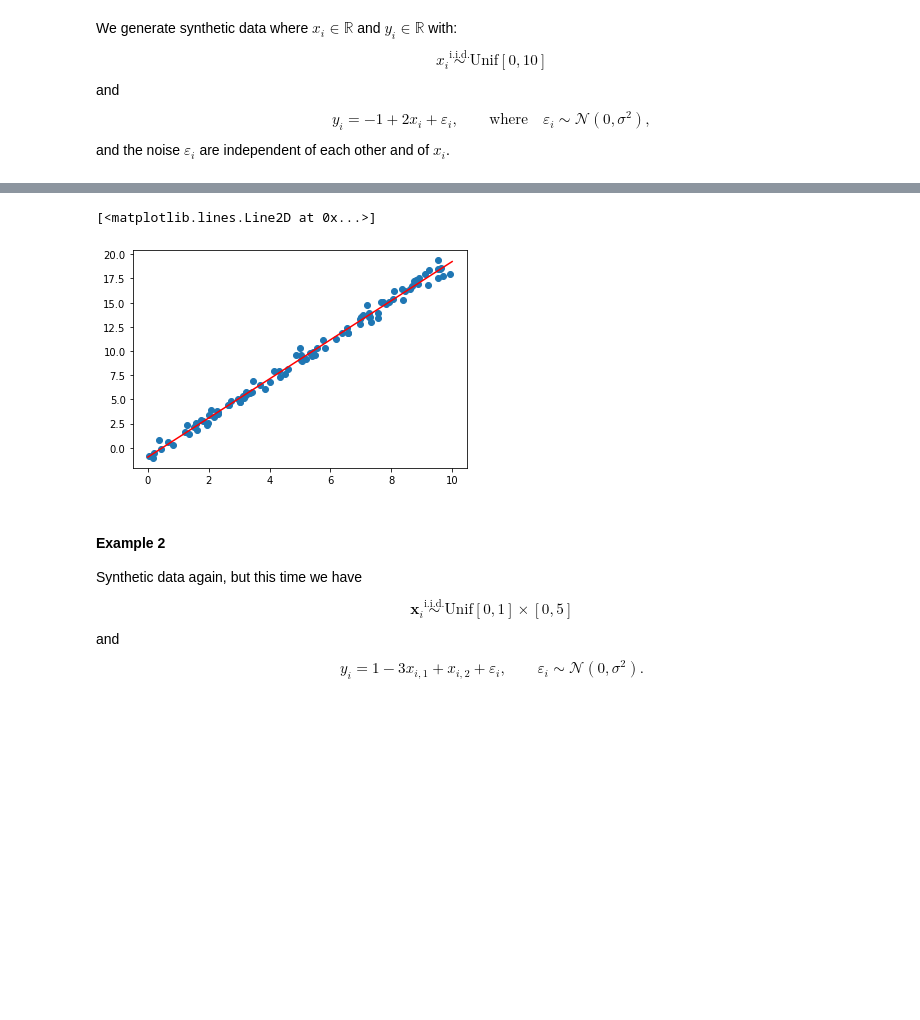
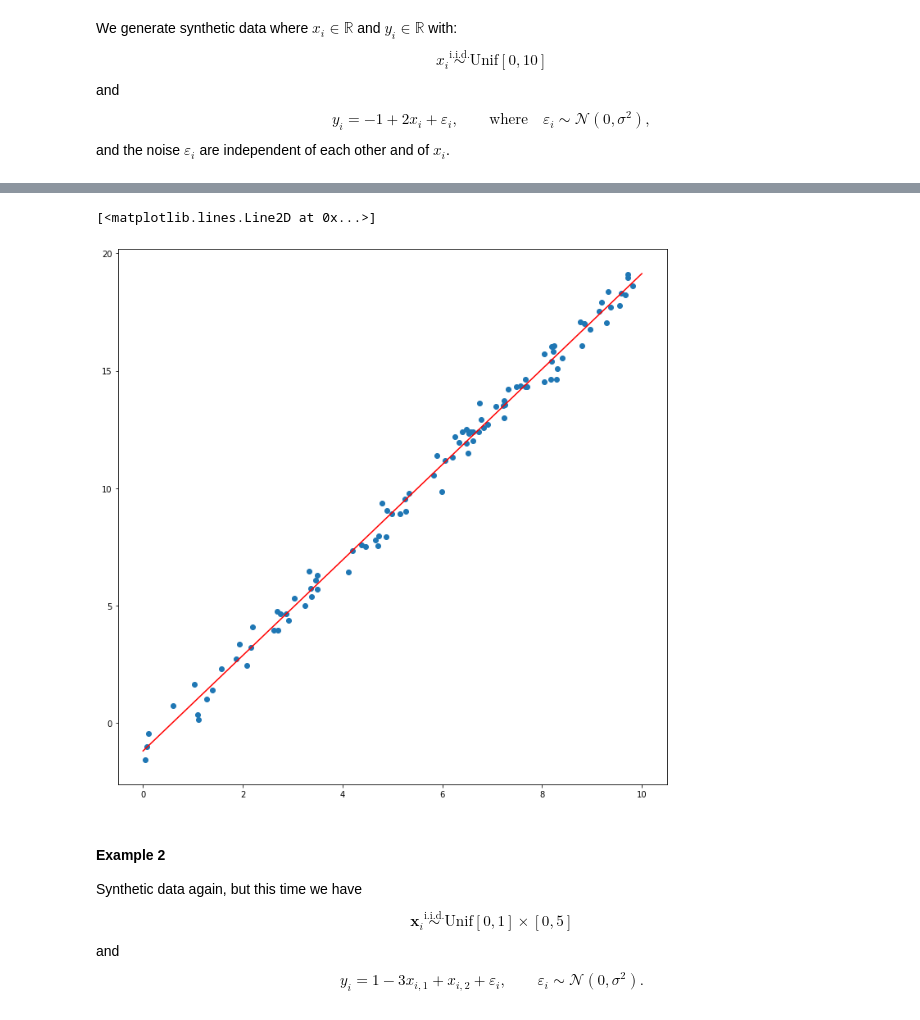
Before and after one commit to djclancy/Math535_Fall23, a Jupyter notebook: Chapter2/LinearRegression.ipynb, the cells around one changed output, grey strips where cells are left out. Cells and saved outputs as stored; diff of their text form; code cells hidden in the pictures; blank space fills up the shorter version.

```diff
--- a/Chapter2/LinearRegression.ipynb
+++ b/Chapter2/LinearRegression.ipynb
@@ -78,9 +80,11 @@ print(beta)
 # %%
+plt.figure(figsize = (12,12))
 plt.scatter([t[1] for t in x], y)
+
 plt.plot( [0,maxVal], [beta[0], beta[0]+beta[1]*maxVal],color = 'red')
 # %% [output]
 [<matplotlib.lines.Line2D at 0x...>]
-[figure, old version]
+[figure, new version]
 # %% [markdown]
 #### Example 2
 
```
Also changed, not shown: parts of 6 cells of this notebook, 2 other files.
